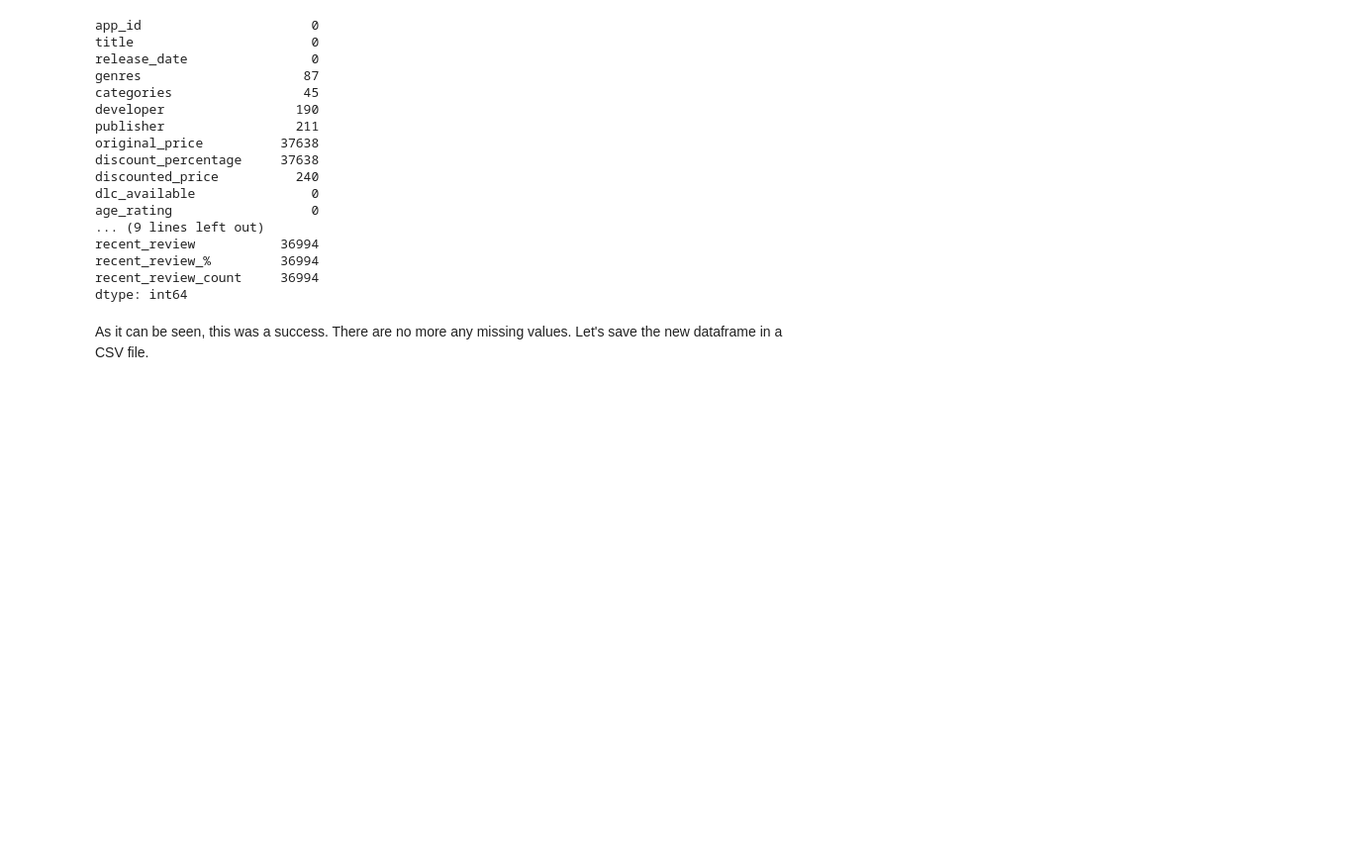
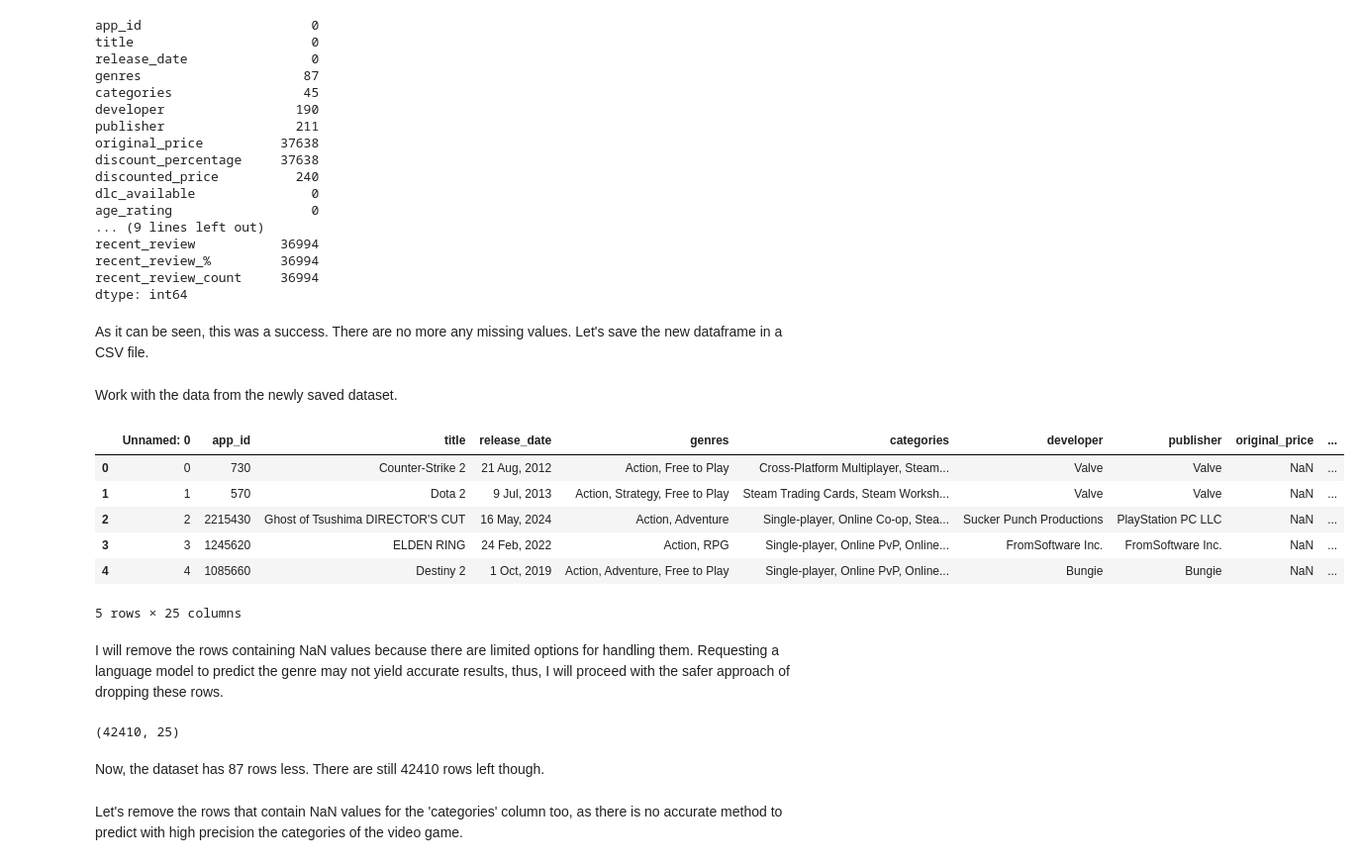
Before and after one commit to MihaelaCatan04/Sigmoid-Examination, a Jupyter notebook: Notebooks/Sigmoid_Exam_Part_1.ipynb, the cells around one changed output. Shown at 99% size. Drawn from its saved outputs; the diff is of its cells as text; code cells hidden in the pictures; blank space fills up the shorter version.

```diff
--- a/Notebooks/Sigmoid_Exam_Part_1.ipynb
+++ b/Notebooks/Sigmoid_Exam_Part_1.ipynb
@@ -324,3 +324,18 @@ dtype: int64
 As it can be seen, this was a success. There are no more any missing values. Let's save the new dataframe in a CSV file.
 # %%
 data.to_csv('data_v1.csv')
+# %% [markdown]
+Work with the data from the newly saved dataset.
+# %%
+data = pd.read_csv('/content/data_v1.csv')
+data.head()
+# %% [output]
+|  | Unnamed: 0 | app_id | title | release_date | genres | categories | developer | publisher | original_price | ... |
+| 0 | 0 | 730 | Counter-Strike 2 | 21 Aug, 2012 | Action, Free to Play | Cross-Platform Multiplayer, Steam... | Valve | Valve | NaN | ... |
+| 1 | 1 | 570 | Dota 2 | 9 Jul, 2013 | Action, Strategy, Free to Play | Steam Trading Cards, Steam Worksh... | Valve | Valve | NaN | ... |
+| 2 | 2 | 2215430 | Ghost of Tsushima DIRECTOR'S CUT | 16 May, 2024 | Action, Adventure | Single-player, Online Co-op, Stea... | Sucker Punch Productions | PlayStation PC LLC | NaN | ... |
+| 3 | 3 | 1245620 | ELDEN RING | 24 Feb, 2022 | Action, RPG | Single-player, Online PvP, Online... | FromSoftware Inc. | FromSoftware Inc. | NaN | ... |
+| 4 | 4 | 1085660 | Destiny 2 | 1 Oct, 2019 | Action, Adventure, Free to Play | Single-player, Online PvP, Online... | Bungie | Bungie | NaN | ... |
+5 rows × 25 columns
+# %% [markdown]
+I will remove the rows containing NaN values because there are limited options for handling them. Requesting a language model to predict the genre may not yield accurate results, thus, I will proceed with the safer approach of dropping these rows.
@@ -326,0 +344,8 @@ data.to_csv('data_v1.csv')
+# %%
+data.shape
+# %% [output]
+(42410, 25)
+# %% [markdown]
+Now, the dataset has  87 rows less. There are still 42410 rows left though.
+# %% [markdown]
+Let's remove the rows that contain NaN values for the 'categories' column too, as there is no accurate method to predict with high precision the categories of the video game.
```
Also changed, not shown: parts of 50 cells of this notebook.
